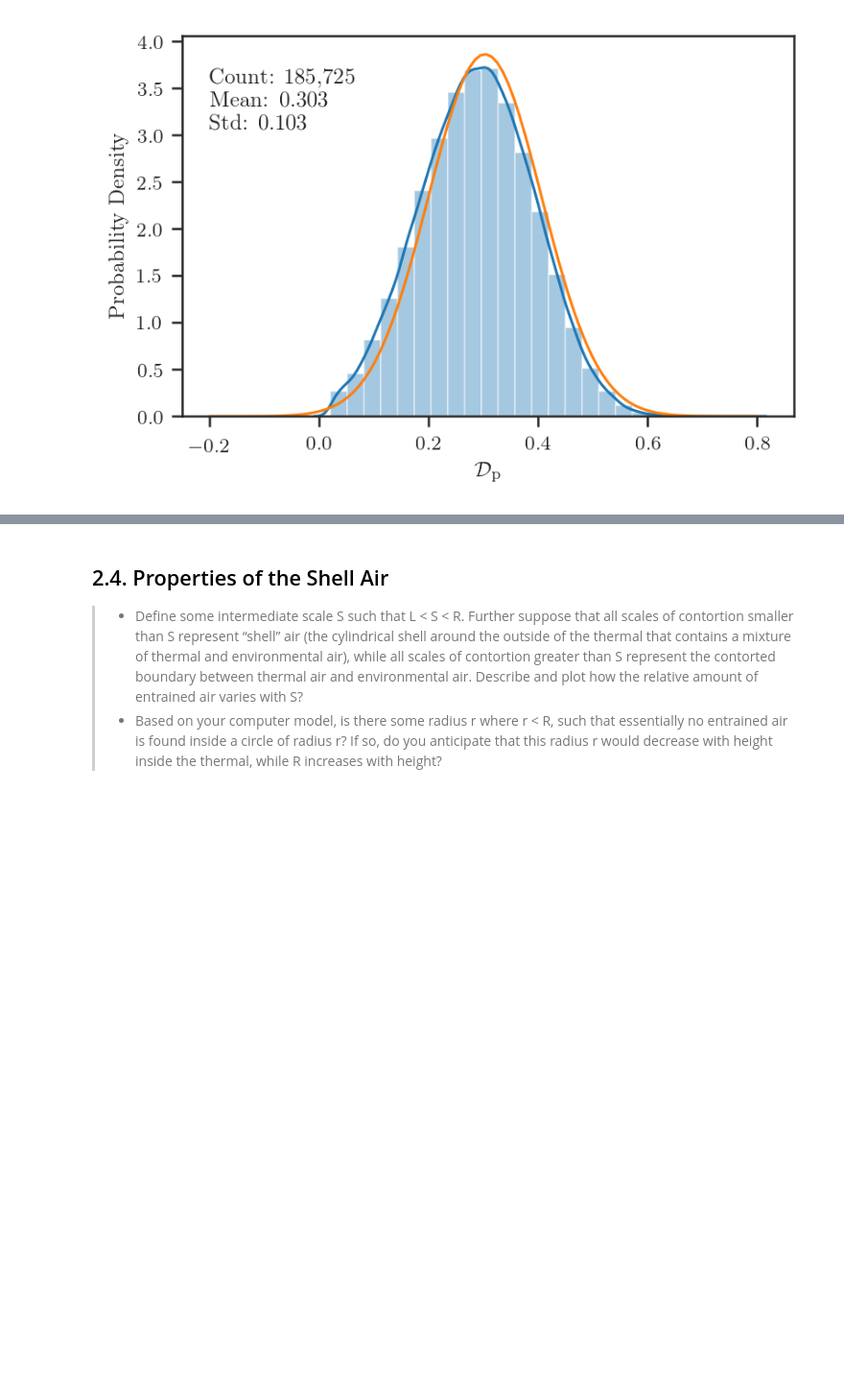
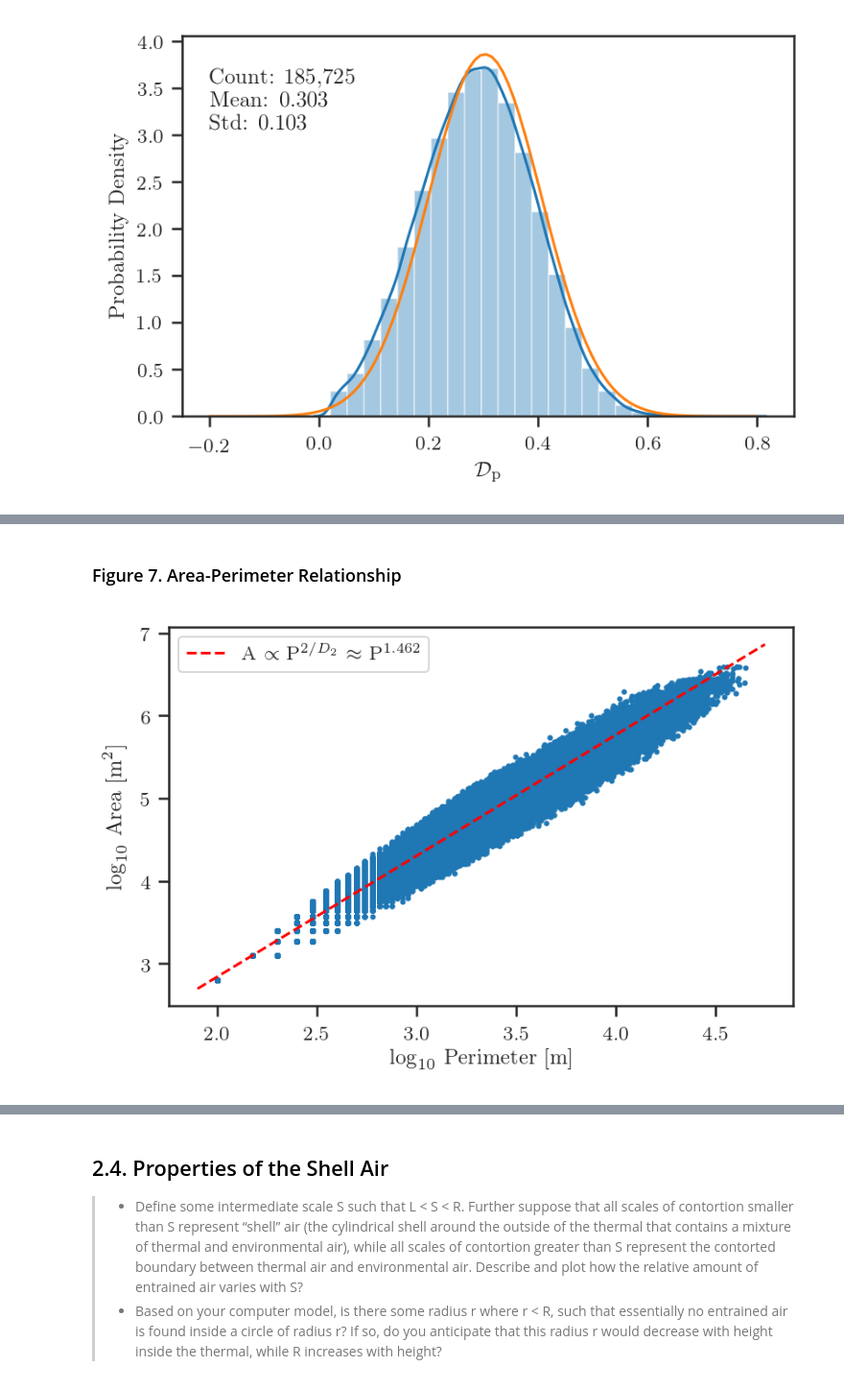
Before and after one commit to lorenghoh/fractal_clouds, a Jupyter notebook: notebook/fractal_clouds.ipynb, the cells around one changed output, grey strips where cells are left out. Shown at 96% size. Drawn from its saved outputs; the diff is of its cells as text; code cells hidden in the pictures; blank space fills up the shorter version.

```diff
--- a/notebook/fractal_clouds.ipynb
+++ b/notebook/fractal_clouds.ipynb
@@ -179,0 +221,6 @@ $$
+# %% [markdown]
+### Figure 7. Area-Perimeter Relationship
+# %%
+Image(filename='../png/plot_area_perimeter.png')
+# %% [output]
+[figure, added]
```
Also changed, not shown: parts of 71 cells of this notebook, 1 other file.
